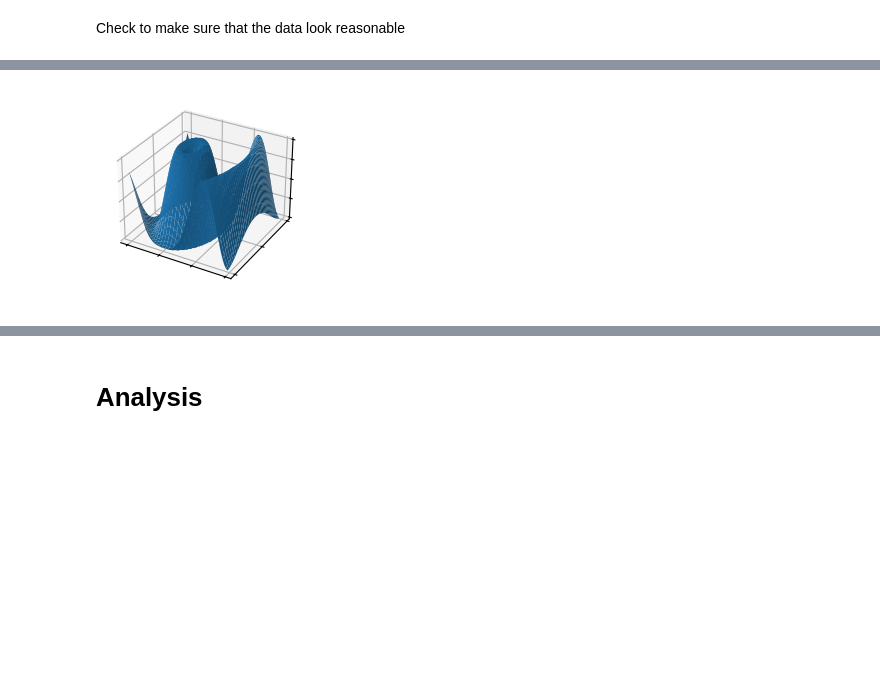
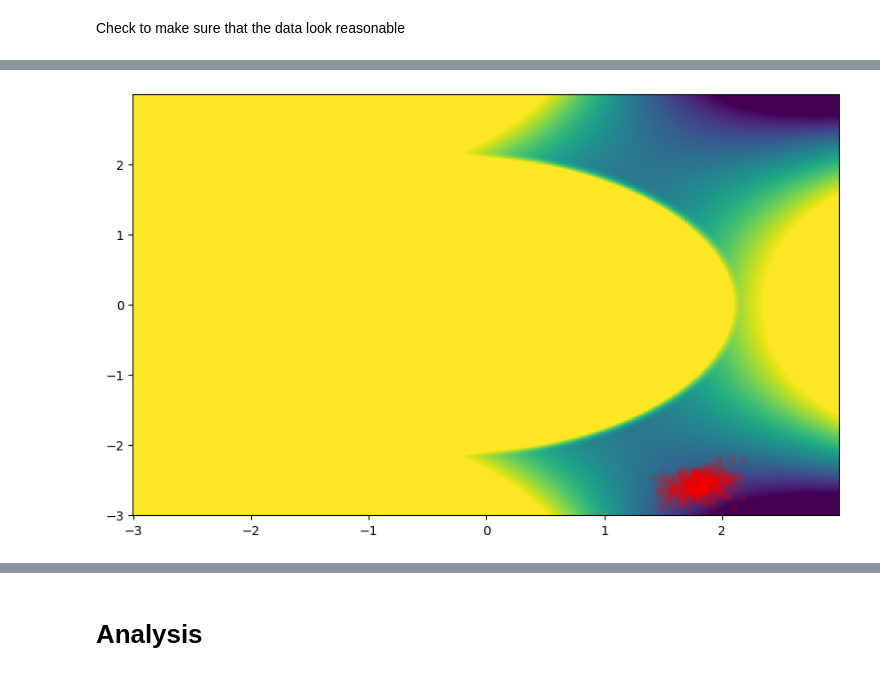
Before and after one commit to jinluchang/Qlattice, a Jupyter notebook: applications/false-vacuum-decay/error_analysis.ipynb, the cells around one changed output, grey strips where cells are left out. Drawn from its saved outputs; the diff is of its cells as text; code cells hidden in the pictures; blank space fills up the shorter version.

```diff
--- a/applications/false-vacuum-decay/error_analysis.ipynb
+++ b/applications/false-vacuum-decay/error_analysis.ipynb
@@ -123,52 +105,14 @@ ax[1].set_ylim([-3.5,3.5])
 # %%
 reload(analysis)
 an = analysis.Analysis(measurements)
 
 an.data.cutoff=10000
-params = {"tTV": 10, "M": 0.0, "L": 0.0, "Nt": Nt, "alpha": alpha, "beta": beta, "FVmin": V_FV_min, "dt": dt, "bar": barrier_strength}
+params = {"tTV": 5, "M": 0.0, "L": 0.0, "Nt": Nt, "alpha": alpha, "beta": beta, "FVmin": V_FV_min, "dt": dt, "bar": barrier_strength}
 
-from matplotlib.animation import FuncAnimation
+fig, ax = plt.subplots(figsize=(10, 6))#, subplot_kw={"projection": "3d"})
 
-fig, ax = plt.subplots(figsize=(10, 6), subplot_kw={"projection": "3d"})
-
-an.plot_potential_2d(params, t=0, xmin=-3, xmax=3, ymin=-3, ymax=3, cmap="viridis", vmin=-10, vmax=30, ax=ax)
-an.plot_paths_3d(params, t=0, sampling_freq = 100, cutoff=10000, ax=ax, alpha=0.1)
-ax.view_init(elev=50., azim=0)
-
-def update(t):
-    ax.cla()
-    an.plot_potential_2d(params, t=t, xmin=-3, xmax=3, ymin=-3, ymax=3, cmap="viridis", vmin=-10, vmax=30, ax=ax)
-    an.plot_paths_3d(params, t=t, sampling_freq=100, cutoff=10000, ax=ax, alpha=0.1)
-    return ax,
-
-ani = FuncAnimation(
-    fig,
-    update,
-    frames=range(200),
-    interval=100, # ms between frames
-    blit=False # blit=False needed for 3D axes
-)
-
-# To save as a gif or mp4:
-ani.save("animation.gif", writer="pillow", fps=10)
+an.plot_potential_2d(params, t=199, xmin=-3, xmax=3, ymin=-3, ymax=3, cmap="viridis", vmin=-10, vmax=50, ax=ax)
+an.plot_paths_3d(params, t=199, sampling_freq = 100, cutoff=10000, ax=ax, alpha=0.1)
+#ax.view_init(elev=50., azim=0)
+# %% [output]
+[figure, added]
-# %%
-plt.style.use('_mpl-gallery')
-
-# Make data
-X = np.arange(-5, 10, 0.25)
-Y = np.arange(-5, 5, 0.25)
-X, Y = np.meshgrid(X, Y)
-R = np.sqrt(X**2 + Y**2)
-Z = np.sin(R)
-
-# Plot the surface
-fig, ax = plt.subplots(subplot_kw={"projection": "3d"})
-ax.plot_surface(X, Y, Z, vmin=Z.min() * 2)
-
-ax.set(xticklabels=[],
-       yticklabels=[],
-       zticklabels=[])
-
-plt.show()
-# %% [output]
-[figure, removed]
```
Also changed, not shown: parts of 9 cells of this notebook, 1 other file.
